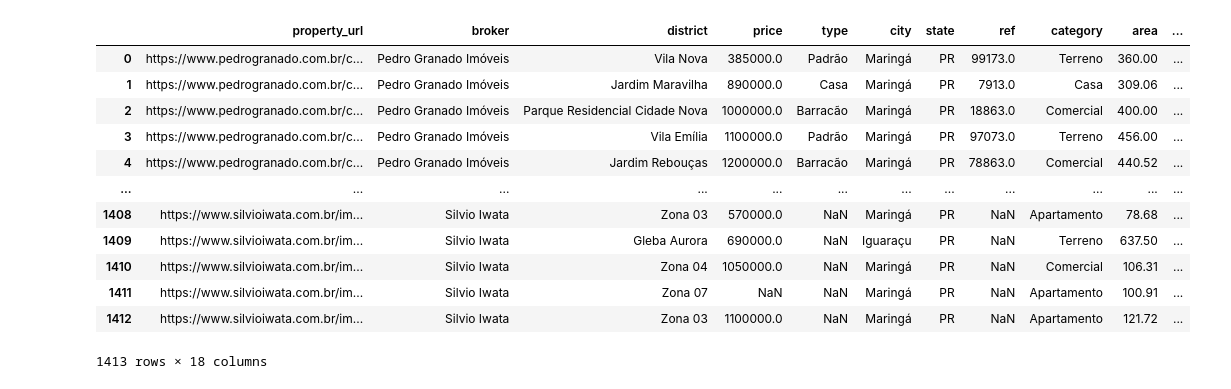
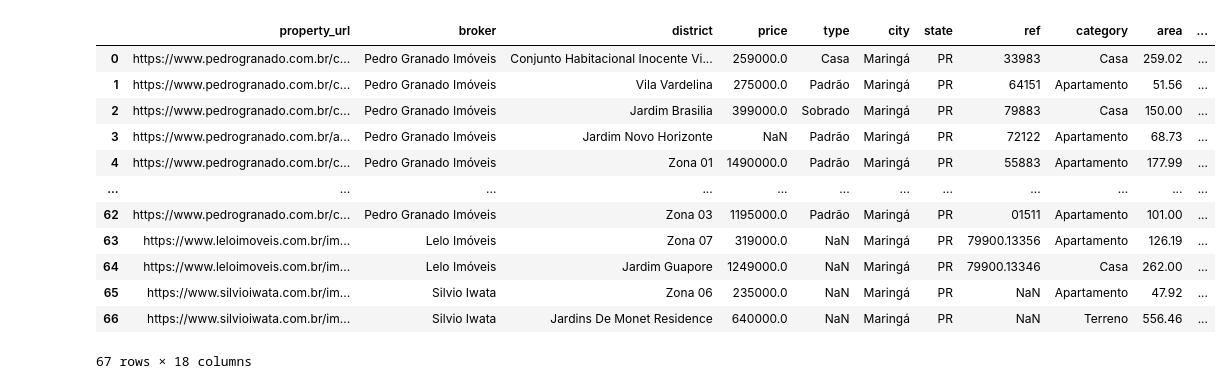
Before and after one commit to joaopaivaa/Maringa-Housing-Prices, a Jupyter notebook: filtering.ipynb, the cells around one changed output. Drawn from its saved outputs; the diff is of its cells as text; code cells hidden in the pictures.

```diff
--- a/filtering.ipynb
+++ b/filtering.ipynb
@@ -20,20 +20,23 @@ df
+# %%
+df = df[pd.to_datetime(df['added_date']) >= pd.to_datetime('01-08-2025', format='%d-%m-%Y')].reset_index(drop=True)
+df
+# %% [output]
+|  | property_url | broker | district | price | type | city | state | ref | category | area | ... |
+| 0 | https://www.pedrogranado.com.br/c... | Pedro Granado Imóveis | Conjunto Habitacional Inocente Vi... | 259000.0 | Casa | Maringá | PR | 33983 | Casa | 259.02 | ... |
+| 1 | https://www.pedrogranado.com.br/c... | Pedro Granado Imóveis | Vila Vardelina | 275000.0 | Padrão | Maringá | PR | 64151 | Apartamento | 51.56 | ... |
+| 2 | https://www.pedrogranado.com.br/c... | Pedro Granado Imóveis | Jardim Brasilia | 399000.0 | Sobrado | Maringá | PR | 79883 | Casa | 150.00 | ... |
+| 3 | https://www.pedrogranado.com.br/a... | Pedro Granado Imóveis | Jardim Novo Horizonte | NaN | Padrão | Maringá | PR | 72122 | Apartamento | 68.73 | ... |
+| 4 | https://www.pedrogranado.com.br/c... | Pedro Granado Imóveis | Zona 01 | 1490000.0 | Padrão | Maringá | PR | 55883 | Apartamento | 177.99 | ... |
+| ... | ... | ... | ... | ... | ... | ... | ... | ... | ... | ... | ... |
+| 62 | https://www.pedrogranado.com.br/c... | Pedro Granado Imóveis | Zona 03 | 1195000.0 | Padrão | Maringá | PR | 01511 | Apartamento | 101.00 | ... |
+| 63 | https://www.leloimoveis.com.br/im... | Lelo Imóveis | Zona 07 | 319000.0 | NaN | Maringá | PR | 79900.13356 | Apartamento | 126.19 | ... |
+| 64 | https://www.leloimoveis.com.br/im... | Lelo Imóveis | Jardim Guapore | 1249000.0 | NaN | Maringá | PR | 79900.13346 | Casa | 262.00 | ... |
+| 65 | https://www.silvioiwata.com.br/im... | Silvio Iwata | Zona 06 | 235000.0 | NaN | Maringá | PR | NaN | Apartamento | 47.92 | ... |
+| 66 | https://www.silvioiwata.com.br/im... | Silvio Iwata | Jardins De Monet Residence | 640000.0 | NaN | Maringá | PR | NaN | Terreno | 556.46 | ... |
+67 rows × 18 columns
 # %%
-df = df[df['added_date'] != df['added_date'].min()].reset_index(drop=True)
-df
+# df = df[df['added_date'] != df['added_date'].min()].reset_index(drop=True)
+# df
-# %% [output]
-|  | property_url | broker | district | price | type | city | state | ref | category | area | ... |
-| 0 | https://www.pedrogranado.com.br/c... | Pedro Granado Imóveis | Vila Nova | 385000.0 | Padrão | Maringá | PR | 99173.0 | Terreno | 360.00 | ... |
-| 1 | https://www.pedrogranado.com.br/c... | Pedro Granado Imóveis | Jardim Maravilha | 890000.0 | Casa | Maringá | PR | 7913.0 | Casa | 309.06 | ... |
-| 2 | https://www.pedrogranado.com.br/c... | Pedro Granado Imóveis | Parque Residencial Cidade Nova | 1000000.0 | Barracão | Maringá | PR | 18863.0 | Comercial | 400.00 | ... |
-| 3 | https://www.pedrogranado.com.br/c... | Pedro Granado Imóveis | Vila Emília | 1100000.0 | Padrão | Maringá | PR | 97073.0 | Terreno | 456.00 | ... |
-| 4 | https://www.pedrogranado.com.br/c... | Pedro Granado Imóveis | Jardim Rebouças | 1200000.0 | Barracão | Maringá | PR | 78863.0 | Comercial | 440.52 | ... |
-| ... | ... | ... | ... | ... | ... | ... | ... | ... | ... | ... | ... |
-| 1408 | https://www.silvioiwata.com.br/im... | Silvio Iwata | Zona 03 | 570000.0 | NaN | Maringá | PR | NaN | Apartamento | 78.68 | ... |
-| 1409 | https://www.silvioiwata.com.br/im... | Silvio Iwata | Gleba Aurora | 690000.0 | NaN | Iguaraçu | PR | NaN | Terreno | 637.50 | ... |
-| 1410 | https://www.silvioiwata.com.br/im... | Silvio Iwata | Zona 04 | 1050000.0 | NaN | Maringá | PR | NaN | Comercial | 106.31 | ... |
-| 1411 | https://www.silvioiwata.com.br/im... | Silvio Iwata | Zona 07 | NaN | NaN | Maringá | PR | NaN | Apartamento | 100.91 | ... |
-| 1412 | https://www.silvioiwata.com.br/im... | Silvio Iwata | Zona 03 | 1100000.0 | NaN | Maringá | PR | NaN | Apartamento | 121.72 | ... |
-1413 rows × 18 columns
 # %%
 df.drop(columns=['property_url','ref','sold_date'], inplace=True)
 # %%
```
Also changed, not shown: parts of 2 cells of this notebook, 3 other files.
